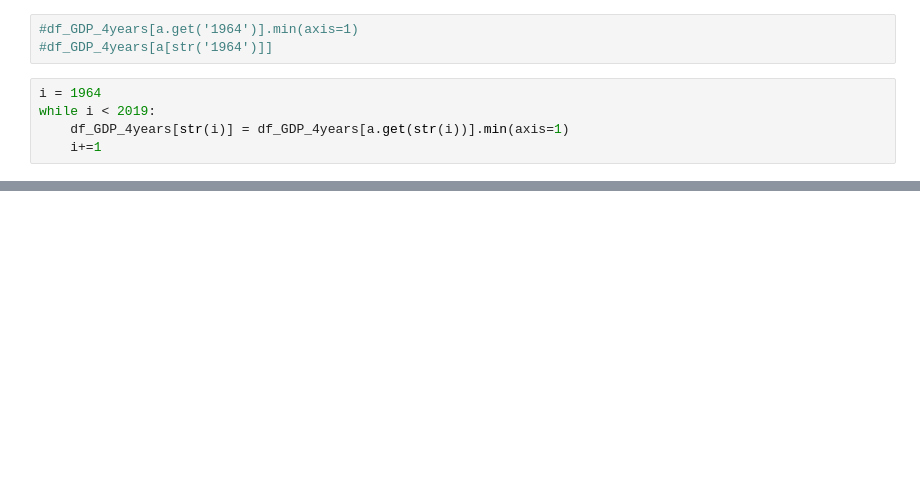
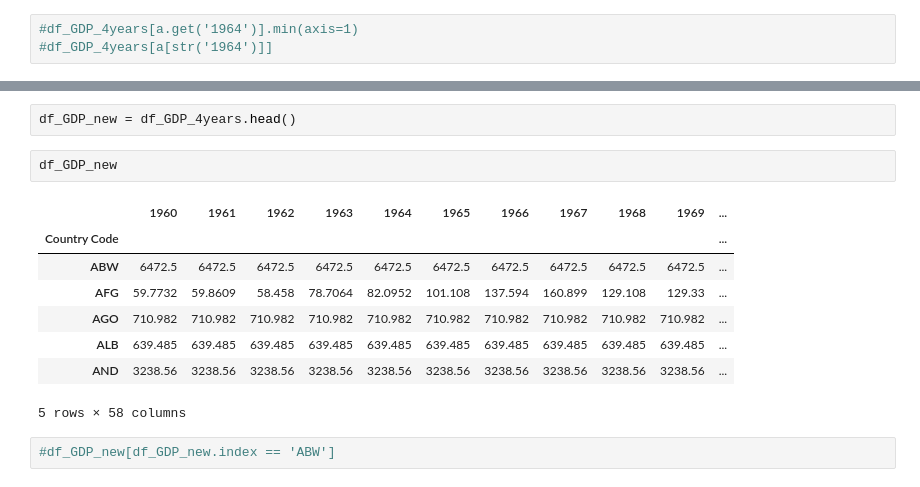
Before and after one commit to ErickaBermudez/ds-olympics, a Jupyter notebook: final.ipynb, the cells around one changed output, grey strips where cells are left out. Cells and saved outputs as stored; diff of their text form; blank space fills up the shorter version.

```diff
--- a/final.ipynb
+++ b/final.ipynb
@@ -157,8 +174,3 @@ while i < 2019:
 # %%
 #df_GDP_4years[a.get('1964')].min(axis=1)
 #df_GDP_4years[a[str('1964')]]
-# %%
-i = 1964
-while i < 2019:
-    df_GDP_4years[str(i)] = df_GDP_4years[a.get(str(i))].min(axis=1)
-    i+=1
@@ -174,0 +177,15 @@ df_GDP_4years.head()
+# %%
+df_GDP_new = df_GDP_4years.head()
+# %%
+df_GDP_new
+# %% [output]
+|  | 1960 | 1961 | 1962 | 1963 | 1964 | 1965 | 1966 | 1967 | 1968 | 1969 | ... |
+| Country Code |  |  |  |  |  |  |  |  |  |  | ... |
+| ABW | 6472.5 | 6472.5 | 6472.5 | 6472.5 | 6472.5 | 6472.5 | 6472.5 | 6472.5 | 6472.5 | 6472.5 | ... |
+| AFG | 59.7732 | 59.8609 | 58.458 | 78.7064 | 82.0952 | 101.108 | 137.594 | 160.899 | 129.108 | 129.33 | ... |
+| AGO | 710.982 | 710.982 | 710.982 | 710.982 | 710.982 | 710.982 | 710.982 | 710.982 | 710.982 | 710.982 | ... |
+| ALB | 639.485 | 639.485 | 639.485 | 639.485 | 639.485 | 639.485 | 639.485 | 639.485 | 639.485 | 639.485 | ... |
+| AND | 3238.56 | 3238.56 | 3238.56 | 3238.56 | 3238.56 | 3238.56 | 3238.56 | 3238.56 | 3238.56 | 3238.56 | ... |
+5 rows × 58 columns
+# %%
+#df_GDP_new[df_GDP_new.index == 'ABW']
```
Also changed, not shown: parts of 29 cells of this notebook.
